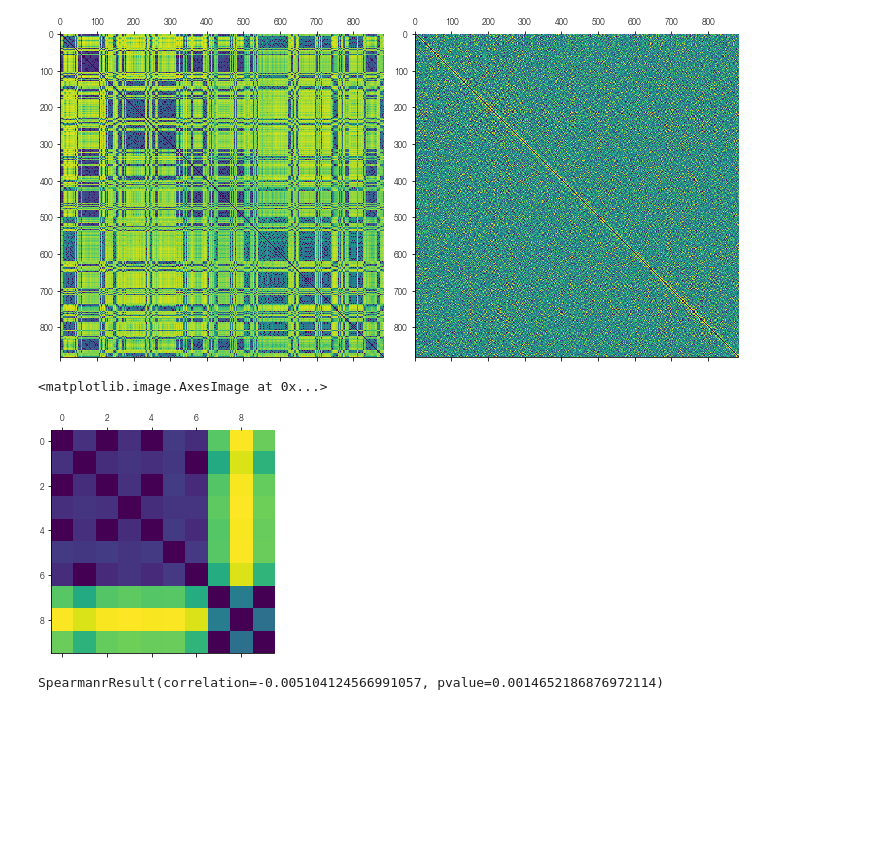
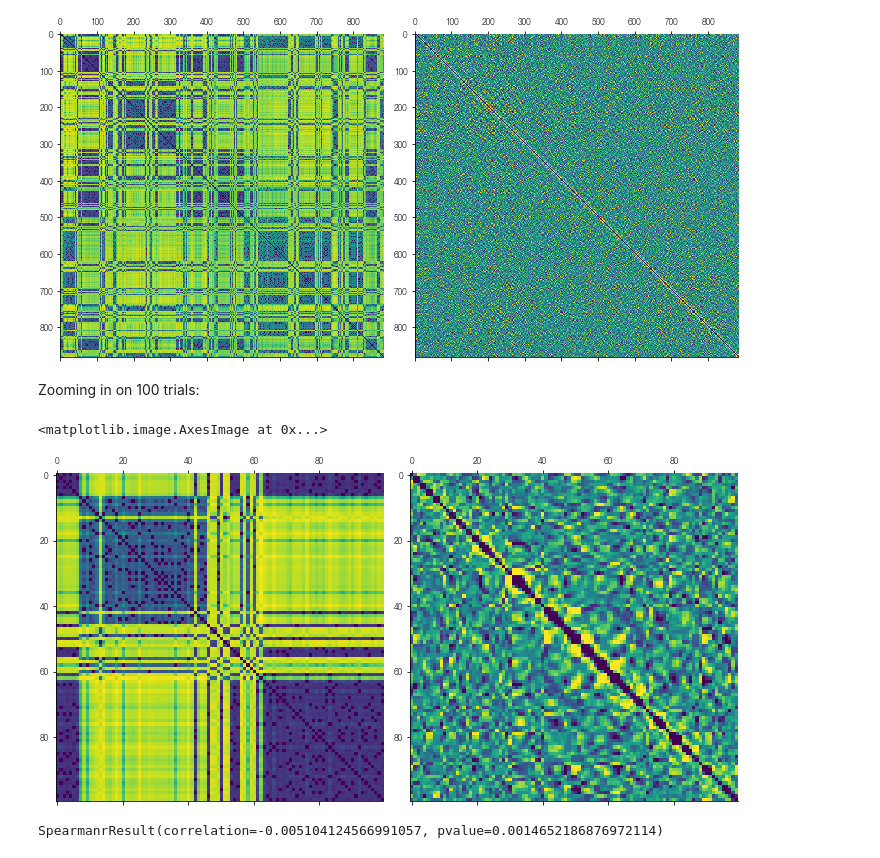
Before and after one commit to prestonlab/tesser_successor, a Jupyter notebook: demo_rsa_sr.ipynb, the cells around one changed output. Saved outputs shown, nothing was run; the diff lists cells and outputs as text; code cells hidden in the pictures; blank space fills up the shorter version.

Commit message:
add zoomed in version of rdm comparison plot

```diff
--- a/demo_rsa_sr.ipynb
+++ b/demo_rsa_sr.ipynb
@@ -99,12 +99,16 @@ ax[1].matshow(neural_rdm, vmin=vmin, vmax=vmax)
 # %% [output]
 <matplotlib.image.AxesImage at 0x...>
 [figure]
-# %%
-sr_rdm_sym = util.make_sym_matrix(sr_rdm)
-plt.matshow(sr_rdm_sym[:10, :10])
-# %% [output]
-<matplotlib.image.AxesImage at 0x...>
-[figure, removed]
+# %% [markdown]
+Zooming in on 100 trials:
+# %%
+sr_rdm_sym = util.make_sym_matrix(sr_rdm)
+fig, ax = plt.subplots(1, 2, figsize=(10, 5))
+ax[0].matshow(sr_rdm_sym[:100, :100])
+ax[1].matshow(neural_rdm[:100, :100], vmin=vmin, vmax=vmax)
+# %% [output]
+<matplotlib.image.AxesImage at 0x...>
+[figure, added]
 # %%
 from scipy import stats
 stats.spearmanr(distance.squareform(sr_rdm_sym),
```
